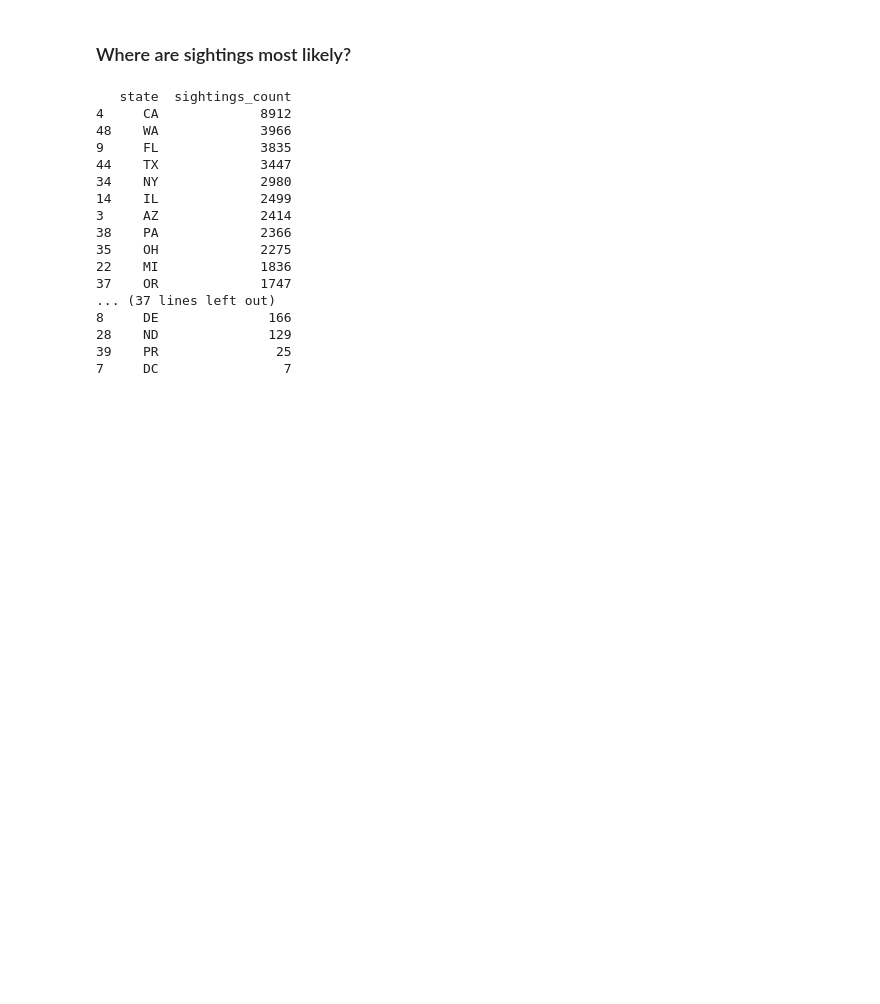
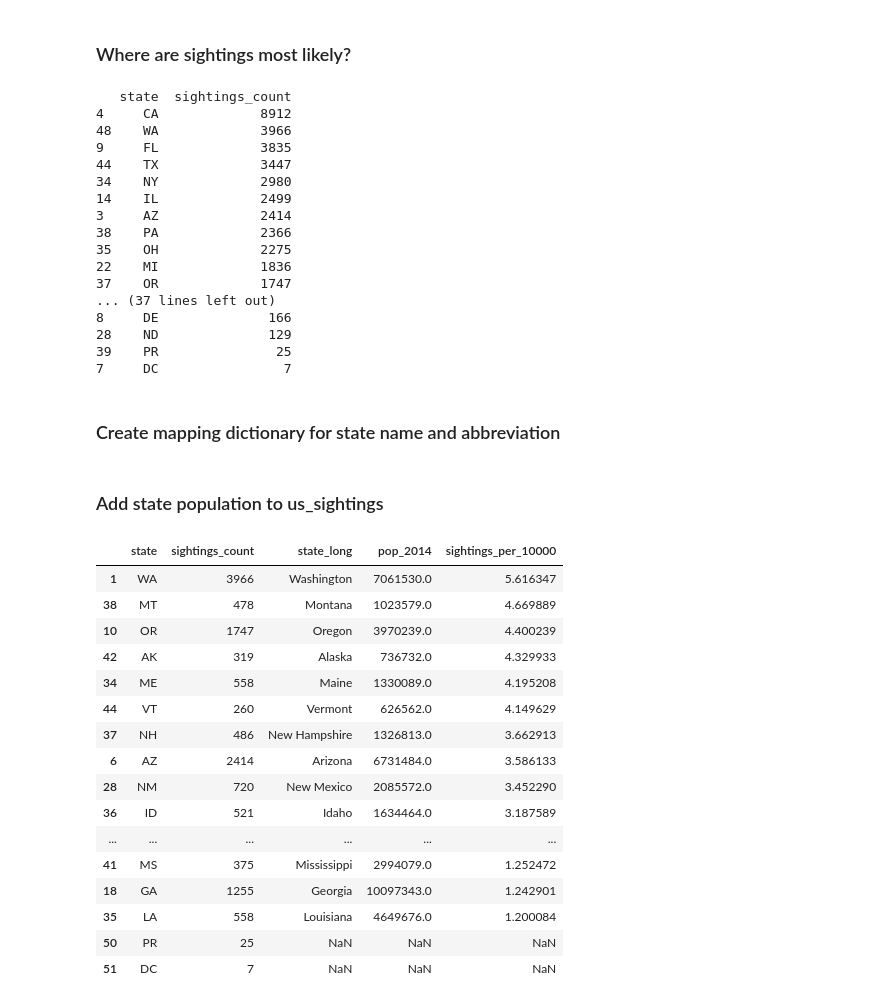
Before and after one commit to kflemming30/UFO_sightings, a Jupyter notebook: Sightings_Analysis.ipynb, the cells around one changed output. Drawn from its saved outputs; the diff is of its cells as text; code cells hidden in the pictures; blank space fills up the shorter version.

```diff
--- a/Sightings_Analysis.ipynb
+++ b/Sightings_Analysis.ipynb
@@ -139,0 +158,3 @@ ufo_data['state'] = ufo_data['state'].str.upper()
+# %%
+population_by_state = pd.read_csv("C:\\Users\\12039\\Documents\\UFO_sightings\\population_by_state.csv")
+population_by_state.head()
@@ -139,0 +168,3 @@ ufo_data['state'] = ufo_data['state'].str.upper()
+# %%
+population_by_state = population_by_state[population_by_state['NAME'] != 'United States']
+population_by_state.head()
@@ -139,0 +178,4 @@ ufo_data['state'] = ufo_data['state'].str.upper()
+# %%
+population_by_state = population_by_state[['NAME', 'POPESTIMATE2014']]
+population_by_state = population_by_state.rename(columns={'NAME': 'STATE'})
+population_by_state.head()
@@ -140,7 +204,7 @@ ufo_data['state'] = ufo_data['state'].str.upper()
 # %% [markdown]
 ### Where are sightings most likely?
 # %%
-us_sightings = ufo_data[ufo_data['country'] == 'us']
+us_sightings = ufo_data_cleaned[ufo_data_cleaned['country'] == 'us']
 state_counts = us_sightings.groupby('state').size().reset_index(name='sightings_count').sort_values(by='sightings_count', ascending = False)
 print(state_counts)
 # %% [output]
@@ -161,3 +225,5 @@ print(state_counts)
 28    ND              129
 39    PR               25
 7     DC                7
+# %% [markdown]
+### Create mapping dictionary for state name and abbreviation
@@ -163,0 +283,31 @@ print(state_counts)
+# %% [markdown]
+### Add state population to us_sightings
+# %%
+# Map state abbreviations to state names using the state_abbr_mapping
+state_counts['STATE'] = state_counts['state'].map(state_abbr_mapping)
+
+# Merge the us_sightings DataFrame with population_by_state based on the 'STATE' column
+merged_df = pd.merge(state_counts, population_by_state[['STATE', 'POPESTIMATE2014']], on='STATE', how='left')
+
+# Display the merged DataFrame
+merged_df = merged_df.rename(columns={'STATE': 'state_long', 'POPESTIMATE2014':'pop_2014'})
+merged_df['sightings_per_10000'] = (merged_df['sightings_count'] / merged_df['pop_2014']) * 10000
+merged_df.sort_values(by='sightings_per_10000', ascending=False)
+# %% [output]
+|  | state | sightings_count | state_long | pop_2014 | sightings_per_10000 |
+| 1 | WA | 3966 | Washington | 7061530.0 | 5.616347 |
+| 38 | MT | 478 | Montana | 1023579.0 | 4.669889 |
+| 10 | OR | 1747 | Oregon | 3970239.0 | 4.400239 |
+| 42 | AK | 319 | Alaska | 736732.0 | 4.329933 |
+| 34 | ME | 558 | Maine | 1330089.0 | 4.195208 |
+| 44 | VT | 260 | Vermont | 626562.0 | 4.149629 |
+| 37 | NH | 486 | New Hampshire | 1326813.0 | 3.662913 |
+| 6 | AZ | 2414 | Arizona | 6731484.0 | 3.586133 |
+| 28 | NM | 720 | New Mexico | 2085572.0 | 3.452290 |
+| 36 | ID | 521 | Idaho | 1634464.0 | 3.187589 |
+| ... | ... | ... | ... | ... | ... |
+| 41 | MS | 375 | Mississippi | 2994079.0 | 1.252472 |
+| 18 | GA | 1255 | Georgia | 10097343.0 | 1.242901 |
+| 35 | LA | 558 | Louisiana | 4649676.0 | 1.200084 |
+| 50 | PR | 25 | NaN | NaN | NaN |
+| 51 | DC | 7 | NaN | NaN | NaN |
```
Also changed, not shown: parts of 13 cells of this notebook, 3 other files.
